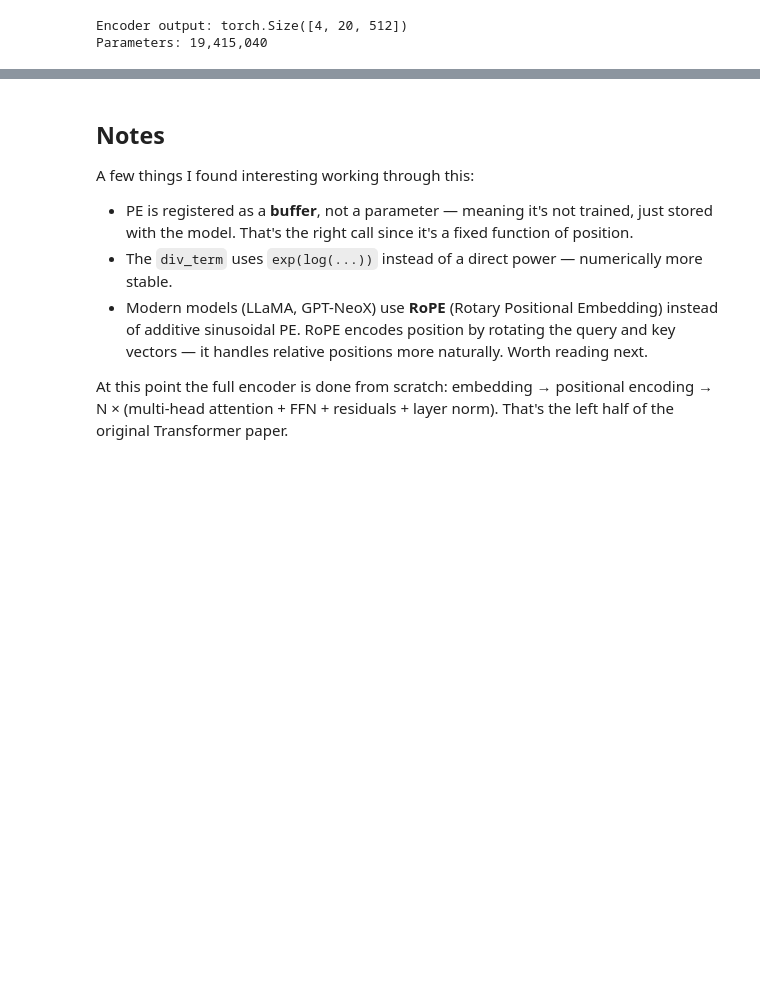
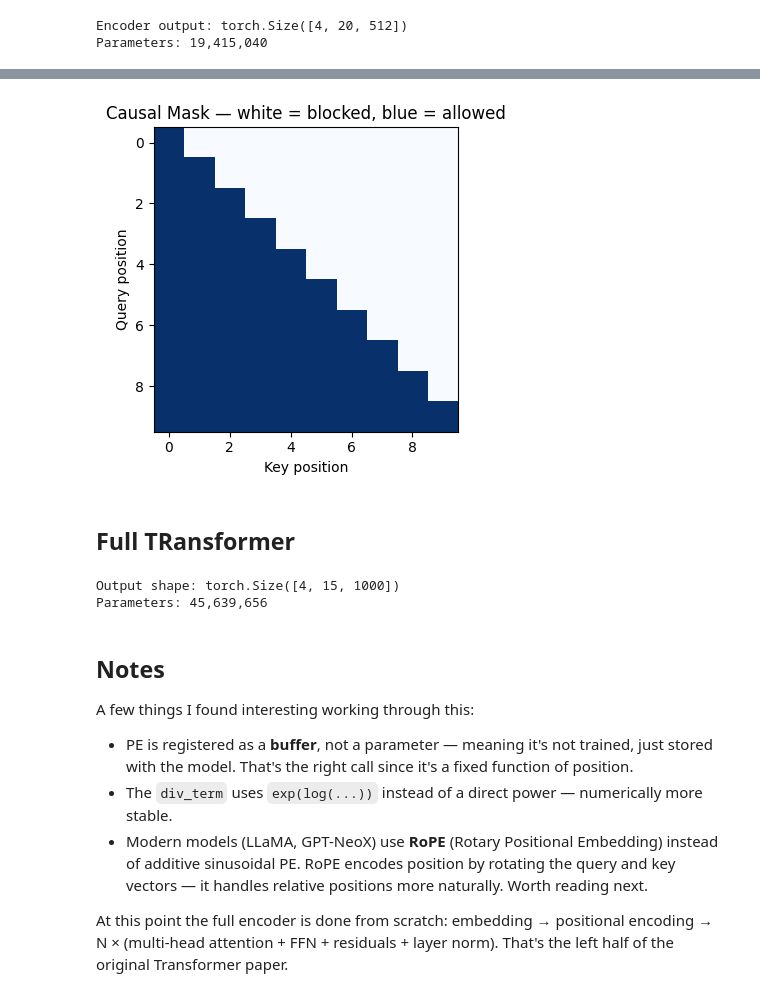
Before and after one commit to LuwamMKefali/neural-forge, a Jupyter notebook: 02-nlp-depth/positional-encoding.ipynb, the cells around one changed output, grey strips where cells are left out. Cells and saved outputs as stored; diff of their text form; code cells hidden in the pictures; blank space fills up the shorter version.

Commit message:
feat: add transformer decoder, causal mask and full seq2seq model

```diff
--- a/02-nlp-depth/positional-encoding.ipynb
+++ b/02-nlp-depth/positional-encoding.ipynb
@@ -198,3 +241,77 @@ Parameters: 19,415,040
+# %%
+def causal_mask(seq_len):
+    # upper triangle (excluding diagonal) = future positions = blocked
+    mask = torch.tril(torch.ones(seq_len, seq_len)).unsqueeze(0).unsqueeze(0)
+    return mask  # (1, 1, seq_len, seq_len)
+
+
+# visualise it
+import matplotlib.pyplot as plt
+
+mask = causal_mask(10).squeeze()
+plt.figure(figsize=(4, 4))
+plt.imshow(mask, cmap='Blues')
+plt.title('Causal Mask — white = blocked, blue = allowed')
+plt.xlabel('Key position')
+plt.ylabel('Query position')
+plt.tight_layout()
+plt.show()
+# %% [output]
+[figure, added]
+# %% [markdown]
+## Full TRansformer
+# %%
+class Transformer(nn.Module):
+    def __init__(self, src_vocab, tgt_vocab, d_model=512, num_heads=8,
+                 d_ff=2048, num_layers=6, max_seq_len=512, dropout=0.1):
+        super().__init__()
+        self.encoder_embed = nn.Embedding(src_vocab, d_model)
+        self.decoder_embed = nn.Embedding(tgt_vocab, d_model)
+        self.pe            = PositionalEncoding(d_model, max_seq_len, dropout)
+
+        self.encoder_layers = nn.ModuleList([
+            EncoderBlock(d_model, num_heads, d_ff, dropout)
+            for _ in range(num_layers)
+        ])
+        self.decoder_layers = nn.ModuleList([
+            DecoderBlock(d_model, num_heads, d_ff, dropout)
+            for _ in range(num_layers)
+        ])
+
+        self.norm     = nn.LayerNorm(d_model)
+        self.out_proj = nn.Linear(d_model, tgt_vocab)
+
+    def encode(self, src, src_mask=None):
+        x = self.pe(self.encoder_embed(src))
+        for layer in self.encoder_layers:
+            x = layer(x, src_mask)
+        return self.norm(x)
+
+    def decode(self, tgt, encoder_out, src_mask=None, tgt_mask=None):
+        x = self.pe(self.decoder_embed(tgt))
+        for layer in self.decoder_layers:
+            x = layer(x, encoder_out, src_mask, tgt_mask)
+        return self.norm(x)
+
+    def forward(self, src, tgt, src_mask=None, tgt_mask=None):
+        encoder_out = self.encode(src, src_mask)
+        decoder_out = self.decode(tgt, encoder_out, src_mask, tgt_mask)
+        return self.out_proj(decoder_out)
+
+
+# sanity check
+model = Transformer(src_vocab=1000, tgt_vocab=1000)
+
+src = torch.randint(0, 1000, (4, 20))   # (batch, src_len)
+tgt = torch.randint(0, 1000, (4, 15))   # (batch, tgt_len)
+tgt_mask = causal_mask(15)
+
+out = model(src, tgt, tgt_mask=tgt_mask)
+print(f"Output shape: {out.shape}")      # (4, 15, 1000) — logits over vocab
+print(f"Parameters: {sum(p.numel() for p in model.parameters()):,}")
+# %% [output]
+Output shape: torch.Size([4, 15, 1000])
+Parameters: 45,639,656
 # %% [markdown]
 ## Notes
 
```
Also changed, not shown: parts of 7 cells of this notebook.
